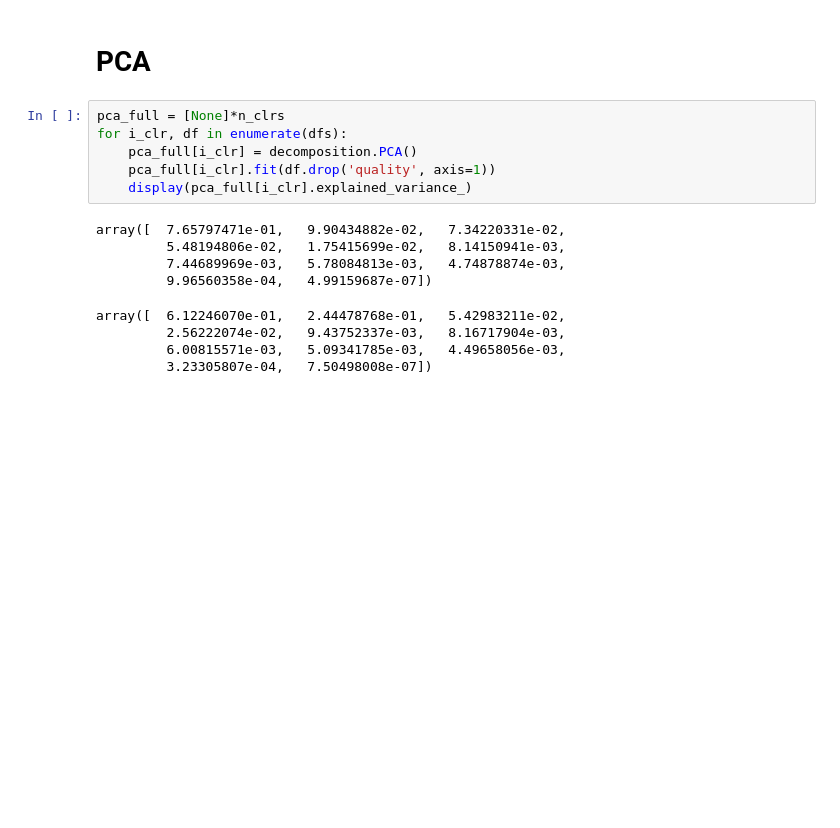
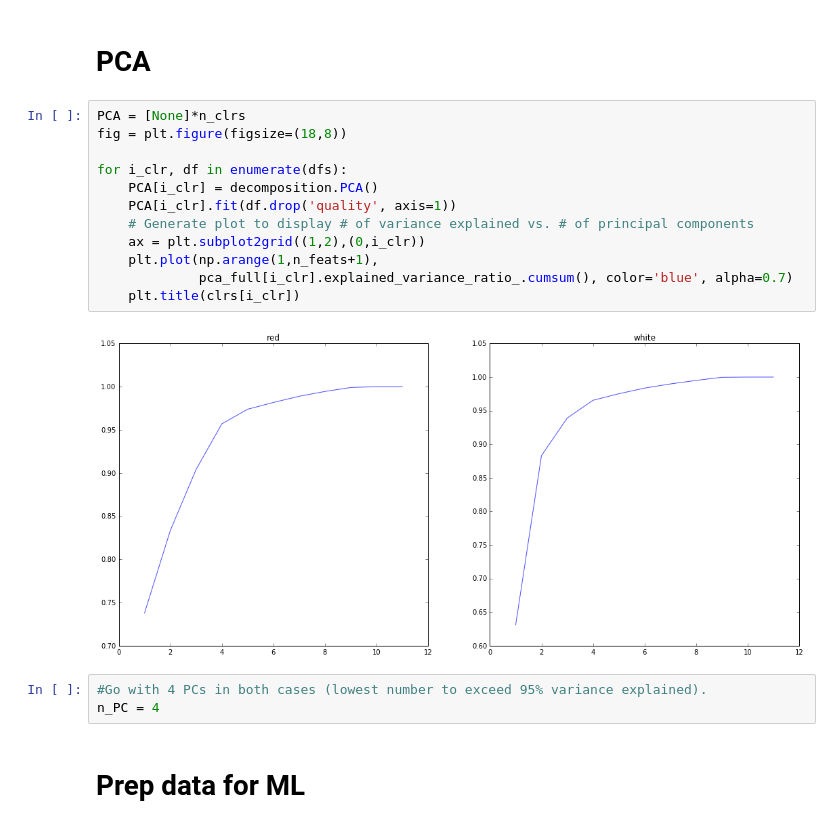
Before and after one commit to albertwildeman/Vinho_Verde, a Jupyter notebook: WineQuality.ipynb, the cells around one changed output. Drawn from its saved outputs; the diff is of its cells as text; blank space fills up the shorter version.

```diff
--- a/WineQuality.ipynb
+++ b/WineQuality.ipynb
@@ -125,17 +125,21 @@ for df in dfs:
 # %% [markdown]
 # PCA
 # %%
-pca_full = [None]*n_clrs
+PCA = [None]*n_clrs
+fig = plt.figure(figsize=(18,8))
+
 for i_clr, df in enumerate(dfs):
-    pca_full[i_clr] = decomposition.PCA()
-    pca_full[i_clr].fit(df.drop('quality', axis=1))
-    display(pca_full[i_clr].explained_variance_)
+    PCA[i_clr] = decomposition.PCA()
+    PCA[i_clr].fit(df.drop('quality', axis=1))
+    # Generate plot to display # of variance explained vs. # of principal components
+    ax = plt.subplot2grid((1,2),(0,i_clr))
+    plt.plot(np.arange(1,n_feats+1),
+             pca_full[i_clr].explained_variance_ratio_.cumsum(), color='blue', alpha=0.7)
+    plt.title(clrs[i_clr])
 # %% [output]
-array([  7.65797471e-01,   9.90434882e-02,   7.34220331e-02,
-         5.48194806e-02,   1.75415699e-02,   8.14150941e-03,
-         7.44689969e-03,   5.78084813e-03,   4.74878874e-03,
-         9.96560358e-04,   4.99159687e-07])
-array([  6.12246070e-01,   2.44478768e-01,   5.42983211e-02,
-         2.56222074e-02,   9.43752337e-03,   8.16717904e-03,
-         6.00815571e-03,   5.09341785e-03,   4.49658056e-03,
-         3.23305807e-04,   7.50498008e-07])
+[figure, added]
+# %%
+#Go with 4 PCs in both cases (lowest number to exceed 95% variance explained).
+n_PC = 4
+# %% [markdown]
+# Prep data for ML
```
Also changed, not shown: parts of 2 cells of this notebook.
